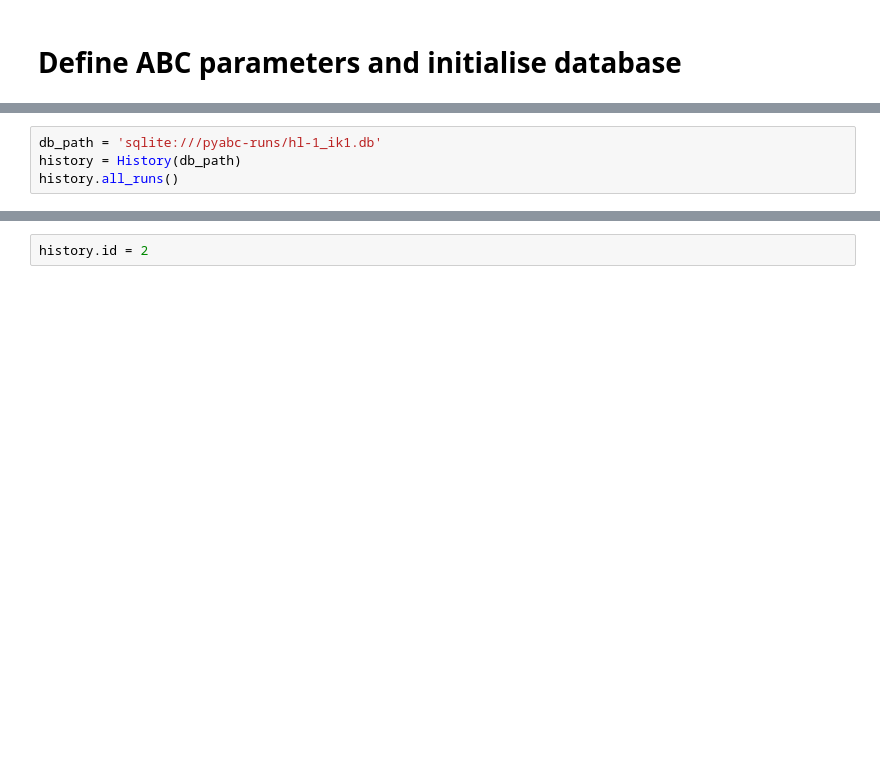
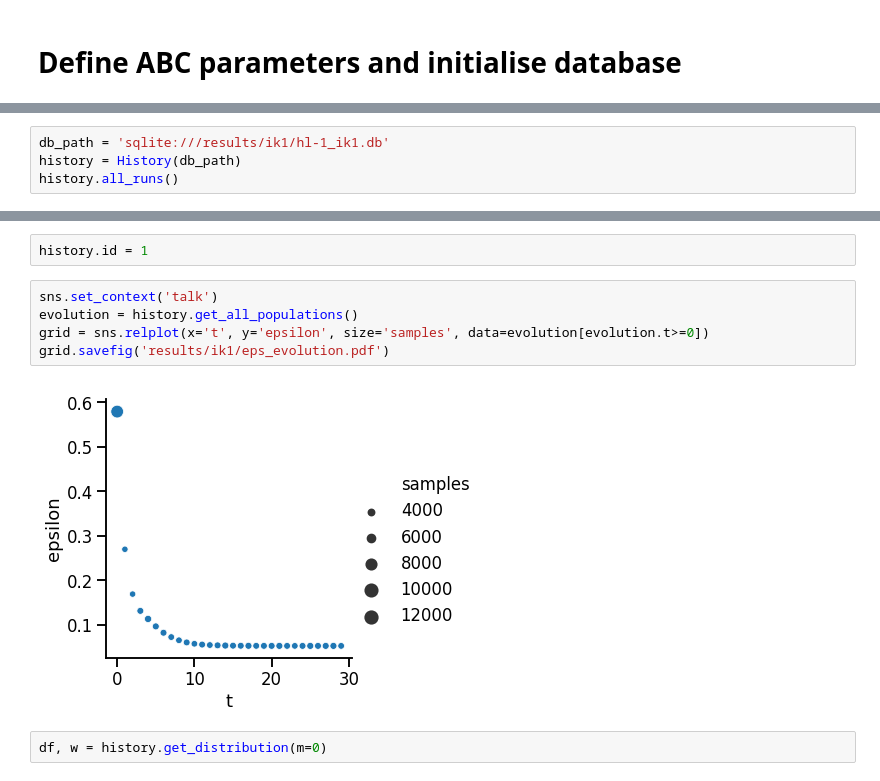
Before and after one commit to charleshouston/ion-channel-ABC, a Jupyter notebook: docs/examples/hl-1_ik1.ipynb, the cells around one changed output, grey strips where cells are left out. Cells and saved outputs as stored; diff of their text form; blank space fills up the shorter version.

```diff
--- a/docs/examples/hl-1_ik1.ipynb
+++ b/docs/examples/hl-1_ik1.ipynb
@@ -95,5 +164,5 @@ INFO:History:Done <ABCSMC(id=2, start_time=2018-06-28 15:50:23.248194, end_time=
 # %%
-db_path = 'sqlite:///pyabc-runs/hl-1_ik1.db'
+db_path = 'sqlite:///results/ik1/hl-1_ik1.db'
 history = History(db_path)
 history.all_runs()
 # %% [output]
@@ -102,2 +170,11 @@ history.all_runs()
 # %%
-history.id = 2
+history.id = 1
+# %%
+sns.set_context('talk')
+evolution = history.get_all_populations()
+grid = sns.relplot(x='t', y='epsilon', size='samples', data=evolution[evolution.t>=0])
+grid.savefig('results/ik1/eps_evolution.pdf')
+# %% [output]
+[figure, added]
+# %%
+df, w = history.get_distribution(m=0)
```
Also changed, not shown: parts of 37 cells of this notebook, 1 other file.
